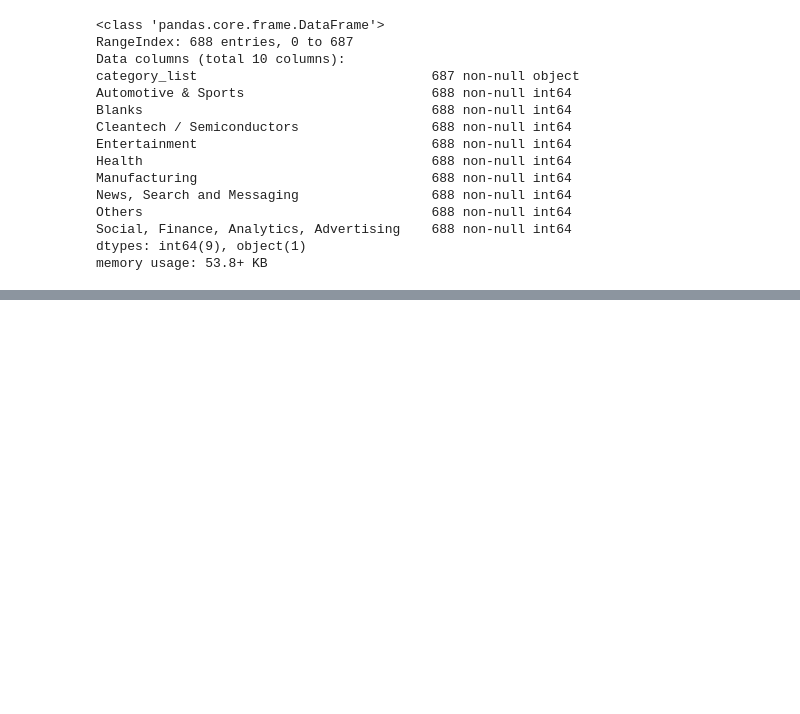
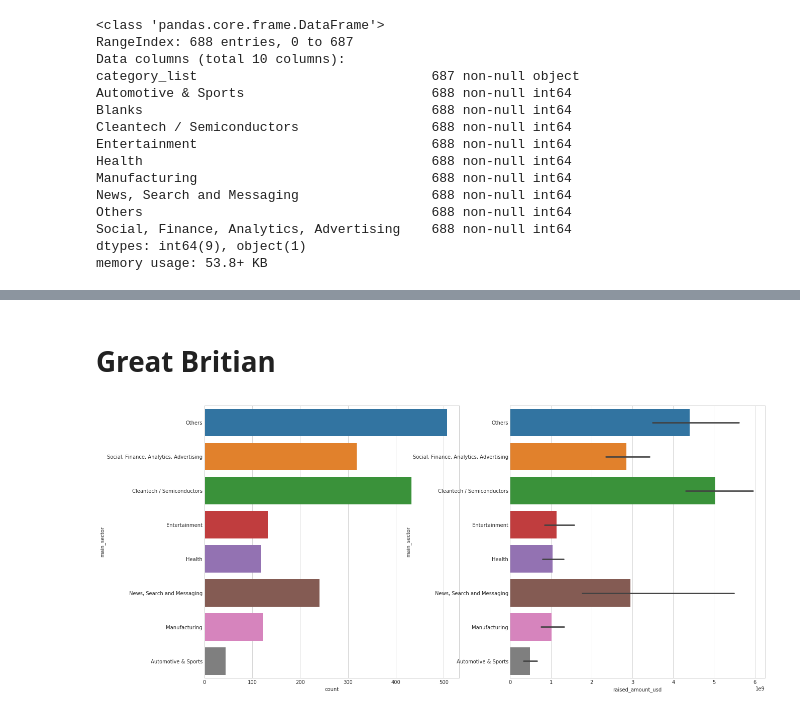
Before and after one commit to santhoshpkumar/Spark-Funds-Investment-CaseStudy, a Jupyter notebook: Investment_Analysis_Assignment.ipynb, the cells around one changed output, grey strips where cells are left out. Drawn from its saved outputs; the diff is of its cells as text; code cells hidden in the pictures; blank space fills up the shorter version.

```diff
--- a/Investment_Analysis_Assignment.ipynb
+++ b/Investment_Analysis_Assignment.ipynb
@@ -747,0 +965,11 @@ memory usage: 53.8+ KB
+# %% [markdown]
+# Great Britian
+# %%
+plt.figure(figsize=(20, 10))
+plt.subplot(1, 2, 1)
+sns.countplot(y="main_sector", data=d2)
+plt.subplot(1, 2, 2)
+sns.barplot(y="main_sector", x="raised_amount_usd", data=d2, estimator=sum)
+plt.show()
+# %% [output]
+[figure, added]
```
Also changed, not shown: parts of 34 cells of this notebook, 1 other file.
